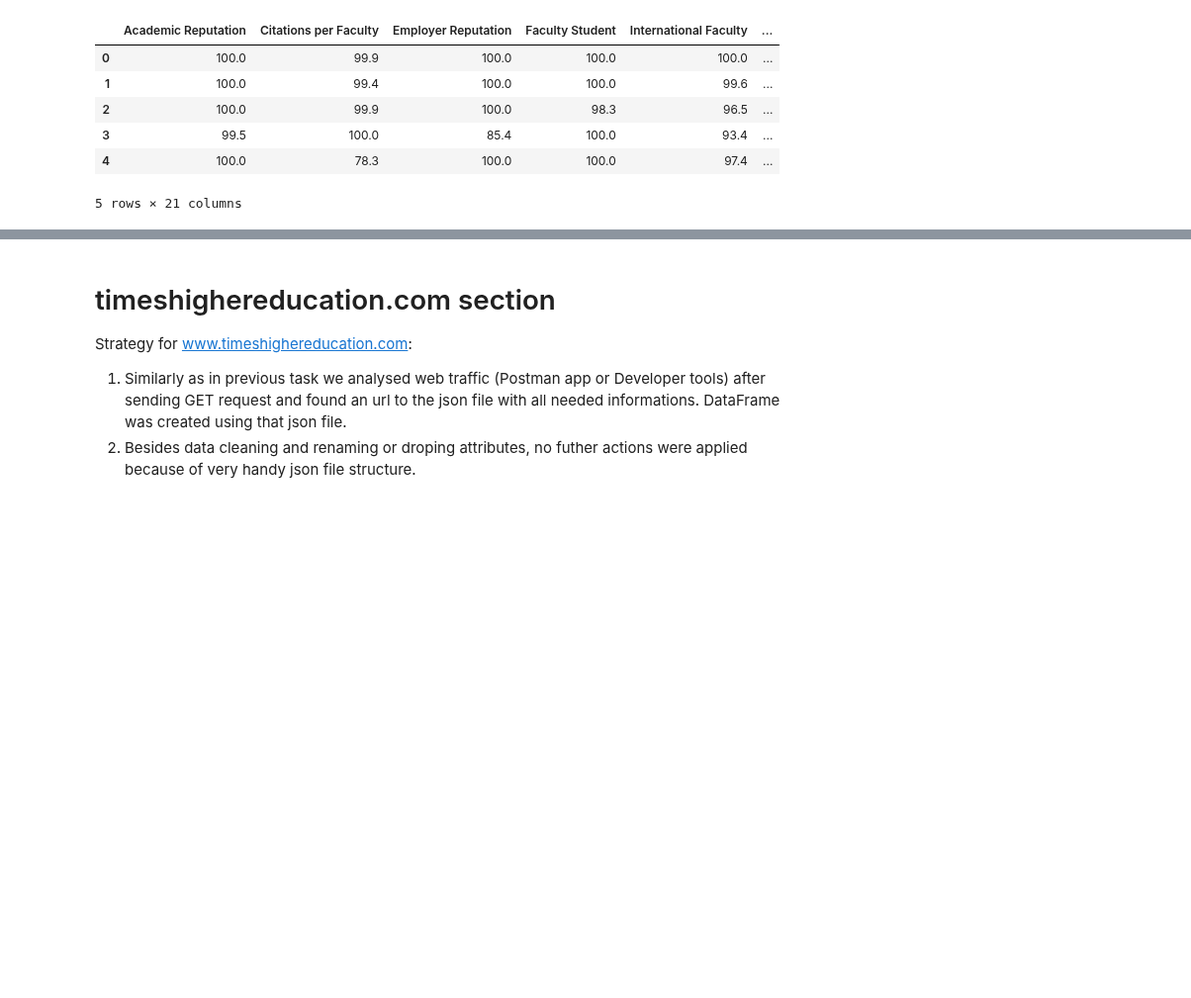
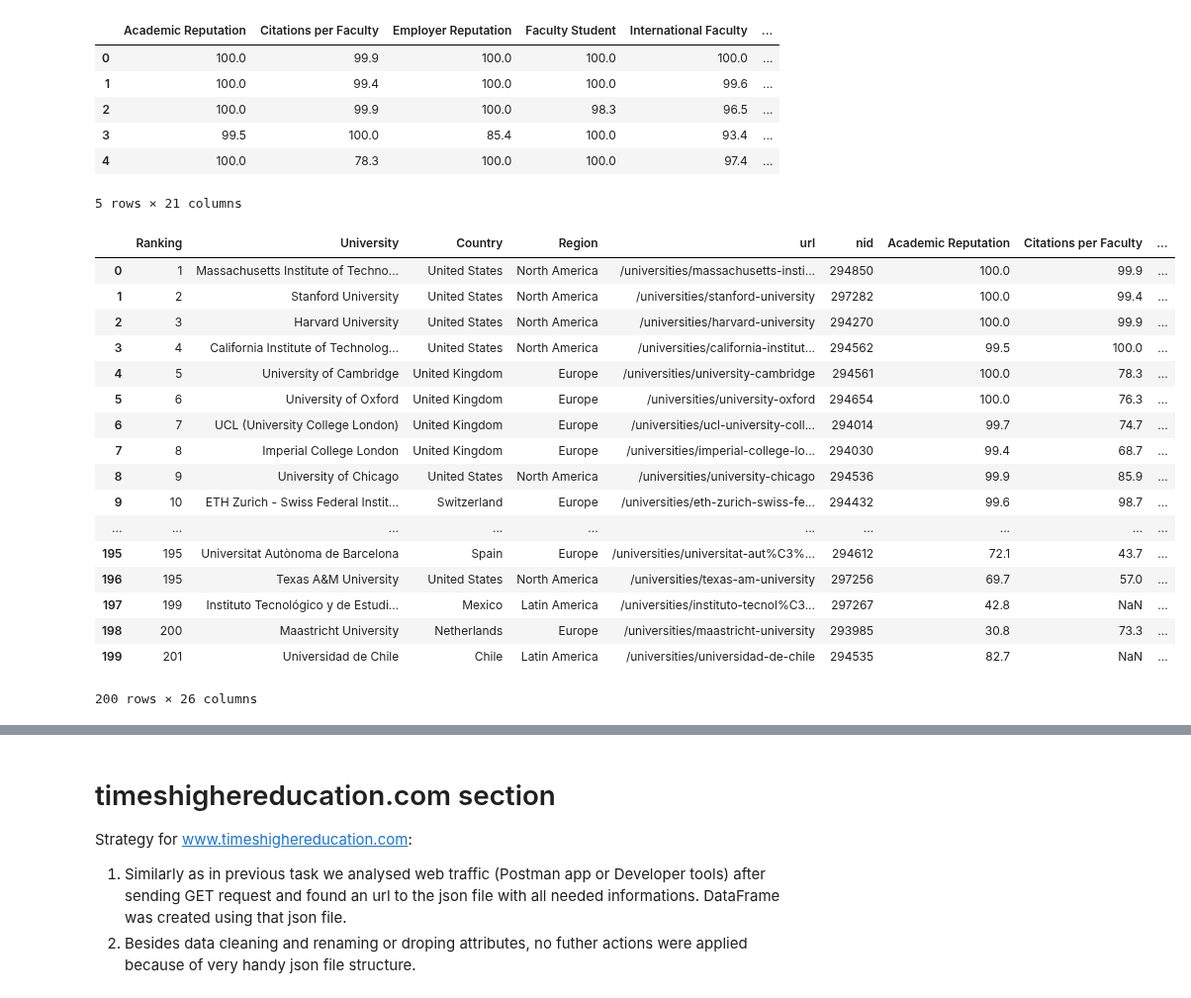
Before and after one commit to adamkozak/ADA2017-project, a Jupyter notebook: Homework/02 - Data from the Web/Homework 2.ipynb, the cells around one changed output, grey strips where cells are left out. Shown at 99% size. Saved outputs shown, nothing was run; the diff lists cells and outputs as text; code cells hidden in the pictures; blank space fills up the shorter version.

```diff
--- a/Homework/02 - Data from the Web/Homework 2.ipynb
+++ b/Homework/02 - Data from the Web/Homework 2.ipynb
@@ -25,5 +25,6 @@ r = requests.get(top_universities_url).json()
 # %%
 # Take only first 200 records and put them into DataFrame
 top_unis = pd.DataFrame.from_dict(r['data'][:200])
-top_unis = top_unis[['rank_display', 'title', 'score', 'cc', 'country',
+top_unis = top_unis[['rank_display', 'title', 'country',
        'region', 'url', 'nid']]
+print(top_unis)
@@ -30,4 +49,7 @@ top_unis = top_unis[['rank_display', 'title', 'score', 'cc', 'country',
 # %%
+#Create a table with all the details that can be found on a university website
+
+
 details = pd.DataFrame()
 for url, nid in zip(top_unis['url'].values, top_unis['nid'].values):
     #print(url)
@@ -39,12 +61,12 @@ for url, nid in zip(top_unis['url'].values, top_unis['nid'].values):
     d = dict()
     d['url'] = url
     try:
-        d['total faculty'] = int(soup.find("div", class_="total faculty").find("div", class_="number").string.strip().replace(",", ""))
-        d['inter faculty'] = int(soup.find("div", class_="inter faculty").find("div", class_="number").string.strip().replace(",", ""))
-        d['Number of students'] = int(soup.find("div", class_="total student").find("div", class_="number").string.strip().replace(",", ""))
+        d['Total faculty members'] = int(soup.find("div", class_="total faculty").find("div", class_="number").string.strip().replace(",", ""))
+        d['International faculty members'] = int(soup.find("div", class_="inter faculty").find("div", class_="number").string.strip().replace(",", ""))
+        d['Total number of students'] = int(soup.find("div", class_="total student").find("div", class_="number").string.strip().replace(",", ""))
+        d['Total international students'] = int(soup.find("div", class_="total inter").find("div", class_="number").string.strip().replace(",", ""))
         d['Postgraduate students [%]'] = int(soup.find("div", class_="total student").find("div", class_="post").span.string.strip().replace("%", ""))
         d['Undergraduate students [%]'] = int(soup.find("div", class_="total student").find("div", class_="grad").span.string.strip().replace("%", ""))
-        d['Total international students'] = int(soup.find("div", class_="total inter").find("div", class_="number").string.strip().replace(",", ""))
         d['Postgraduate international students [%]'] = int(soup.find("div", class_="total inter").find("div", class_="post").span.string.strip().replace("%", ""))
         d['Undergraduate international students [%]'] = int(soup.find("div", class_="total inter").find("div", class_="grad").span.string.strip().replace("%", ""))
 
@@ -83,6 +105,30 @@ details.head()
 # %%
 # Merge of two DF on url column
 Total = top_unis.merge(details, left_on='url', right_on='url', how='outer')
 # Rename rank column and getting rid of "=" sign in rank column
 Total.rename(columns={'rank_display': 'Rank TU'}, inplace=True)
 Total['Rank TU'] = Total['Rank TU'].str.replace("=", "")
+
+#Renaming the columns
+
+Total.rename(columns={'Rank TU': 'Ranking', 'title': 'University', 'country':'Country', 'region': 'Region'}, inplace=True)
+Total
+# %% [output]
+|  | Ranking | University | Country | Region | url | nid | Academic Reputation | Citations per Faculty | ... |
+| 0 | 1 | Massachusetts Institute of Techno... | United States | North America | /universities/massachusetts-insti... | 294850 | 100.0 | 99.9 | ... |
+| 1 | 2 | Stanford University | United States | North America | /universities/stanford-university | 297282 | 100.0 | 99.4 | ... |
+| 2 | 3 | Harvard University | United States | North America | /universities/harvard-university | 294270 | 100.0 | 99.9 | ... |
+| 3 | 4 | California Institute of Technolog... | United States | North America | /universities/california-institut... | 294562 | 99.5 | 100.0 | ... |
+| 4 | 5 | University of Cambridge | United Kingdom | Europe | /universities/university-cambridge | 294561 | 100.0 | 78.3 | ... |
+| 5 | 6 | University of Oxford | United Kingdom | Europe | /universities/university-oxford | 294654 | 100.0 | 76.3 | ... |
+| 6 | 7 | UCL (University College London) | United Kingdom | Europe | /universities/ucl-university-coll... | 294014 | 99.7 | 74.7 | ... |
+| 7 | 8 | Imperial College London | United Kingdom | Europe | /universities/imperial-college-lo... | 294030 | 99.4 | 68.7 | ... |
+| 8 | 9 | University of Chicago | United States | North America | /universities/university-chicago | 294536 | 99.9 | 85.9 | ... |
+| 9 | 10 | ETH Zurich - Swiss Federal Instit... | Switzerland | Europe | /universities/eth-zurich-swiss-fe... | 294432 | 99.6 | 98.7 | ... |
+| ... | ... | ... | ... | ... | ... | ... | ... | ... | ... |
+| 195 | 195 | Universitat Autònoma de Barcelona | Spain | Europe | /universities/universitat-aut%C3%... | 294612 | 72.1 | 43.7 | ... |
+| 196 | 195 | Texas A&M University | United States | North America | /universities/texas-am-university | 297256 | 69.7 | 57.0 | ... |
+| 197 | 199 | Instituto Tecnológico y de Estudi... | Mexico | Latin America | /universities/instituto-tecnol%C3... | 297267 | 42.8 | NaN | ... |
+| 198 | 200 | Maastricht University | Netherlands | Europe | /universities/maastricht-university | 293985 | 30.8 | 73.3 | ... |
+| 199 | 201 | Universidad de Chile | Chile | Latin America | /universities/universidad-de-chile | 294535 | 82.7 | NaN | ... |
+200 rows × 26 columns
```
Also changed, not shown: parts of 14 cells of this notebook.
